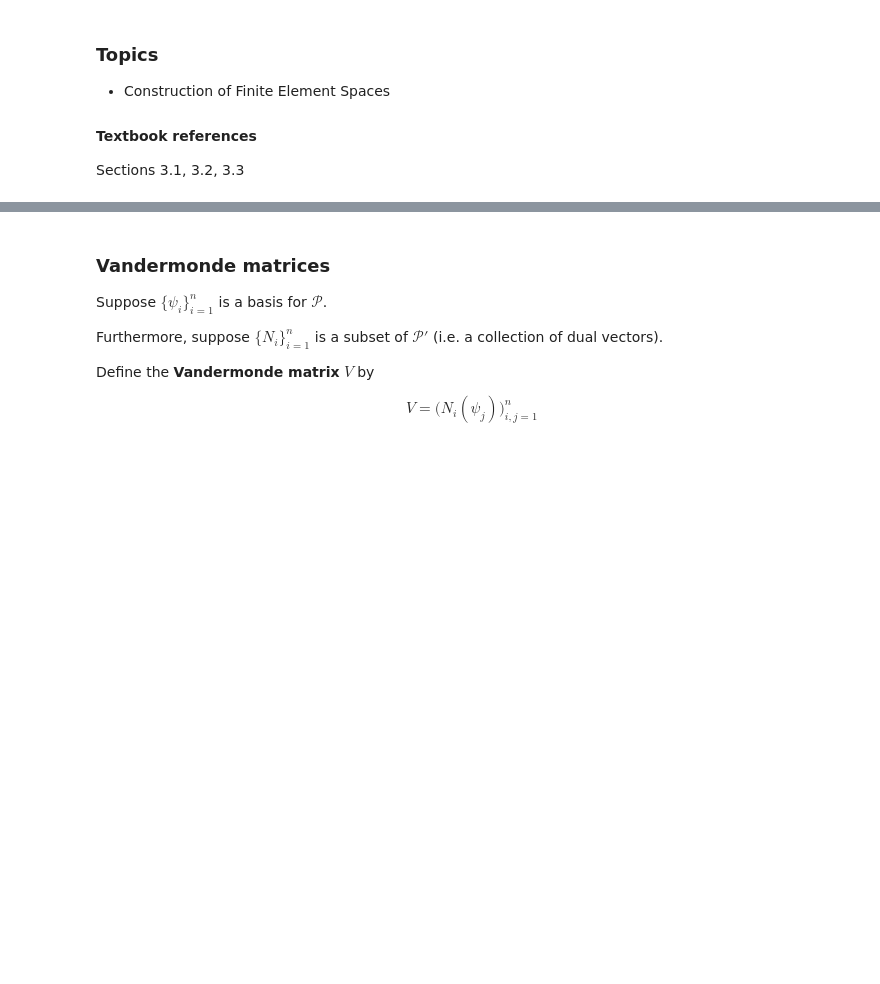
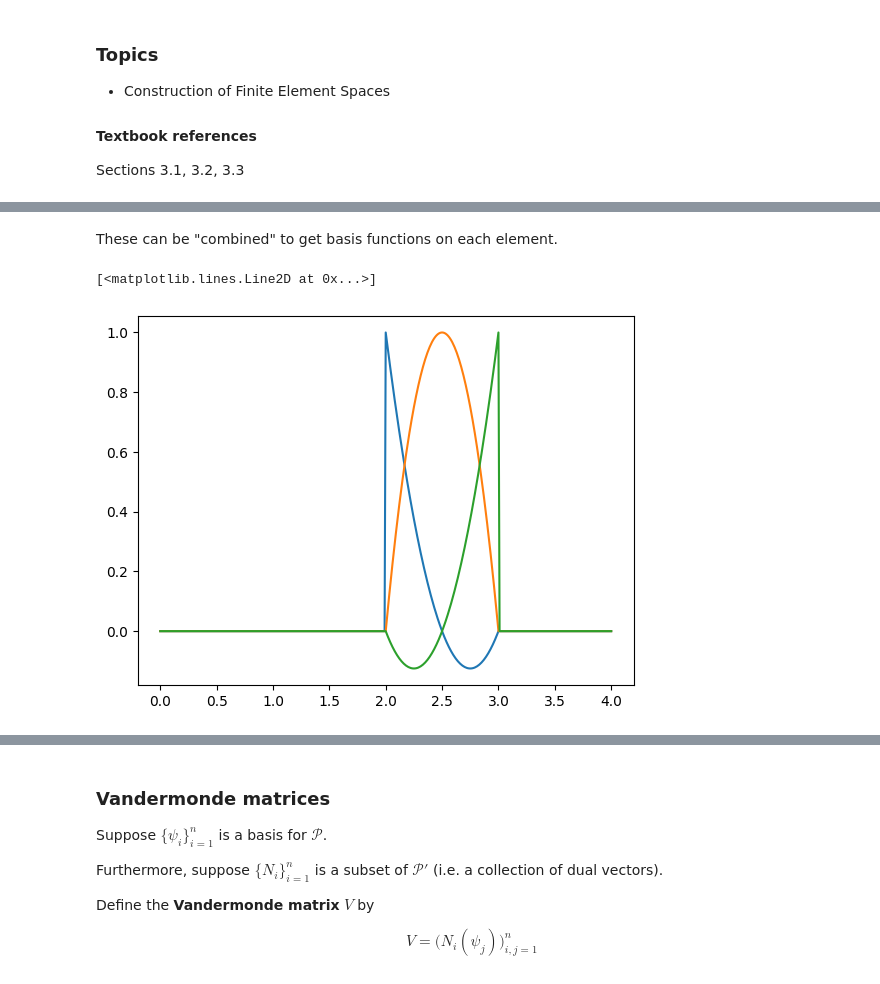
Before and after one commit to pazner/mth-651, a Jupyter notebook: lecture_notebooks/lecture_8.ipynb, the cells around one changed output, grey strips where cells are left out. Drawn from its saved outputs; the diff is of its cells as text; code cells hidden in the pictures; blank space fills up the shorter version.

```diff
--- a/lecture_notebooks/lecture_8.ipynb
+++ b/lecture_notebooks/lecture_8.ipynb
@@ -12,0 +82,22 @@ Sections 3.1, 3.2, 3.3
+# %% [markdown]
+These can be "combined" to get basis functions on each element.
+# %%
+x = np.linspace(0, 4, 401)
+
+phi1 = lambda x: (x**2 - x)/2
+phi2 = lambda x: 1 - x**2
+phi3 = lambda x: (x**2 + x)/2
+
+def translate(phi, x, a, b):
+    if x < a or x > b:
+        return 0.0
+    else:
+        xt = 2*(x - (a + b)/2)/(b-a)
+        return phi(xt)
+
+plt.plot(x, np.array(list(map(lambda xi: translate(phi1, xi, 2, 3), x))))
+plt.plot(x, np.array(list(map(lambda xi: translate(phi2, xi, 2, 3), x))))
+plt.plot(x, np.array(list(map(lambda xi: translate(phi3, xi, 2, 3), x))))
+# %% [output]
+[<matplotlib.lines.Line2D at 0x...>]
+[figure, added]
```
Also changed, not shown: parts of 9 cells of this notebook.
